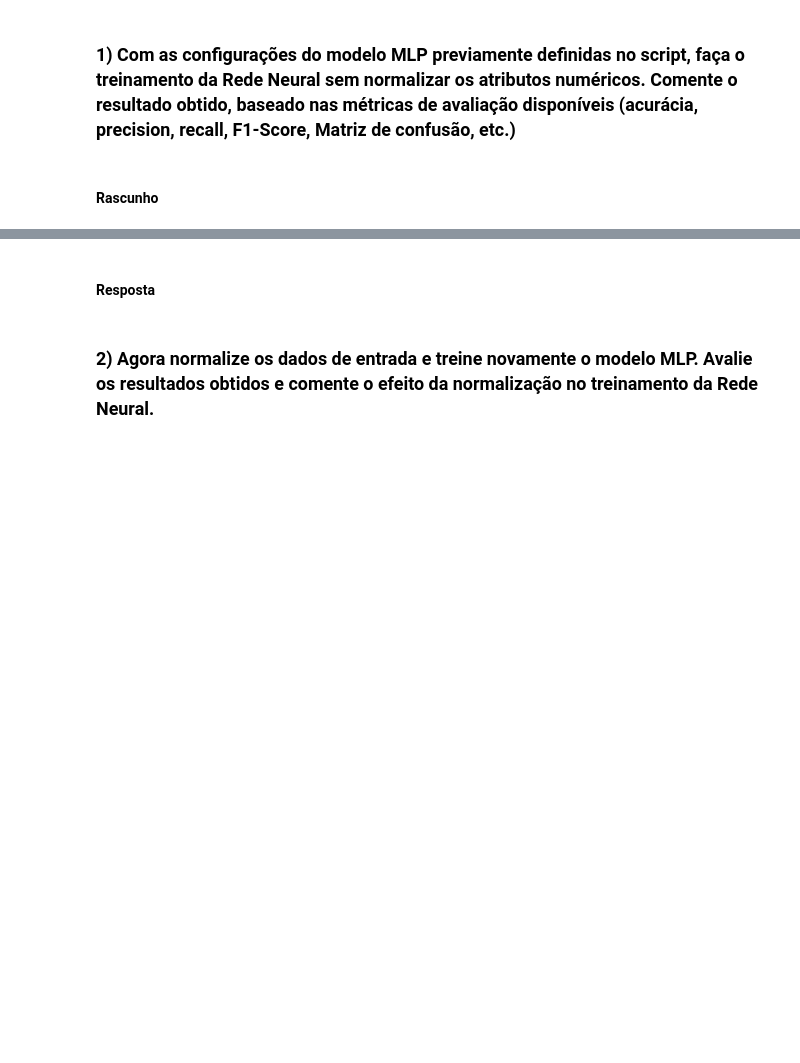
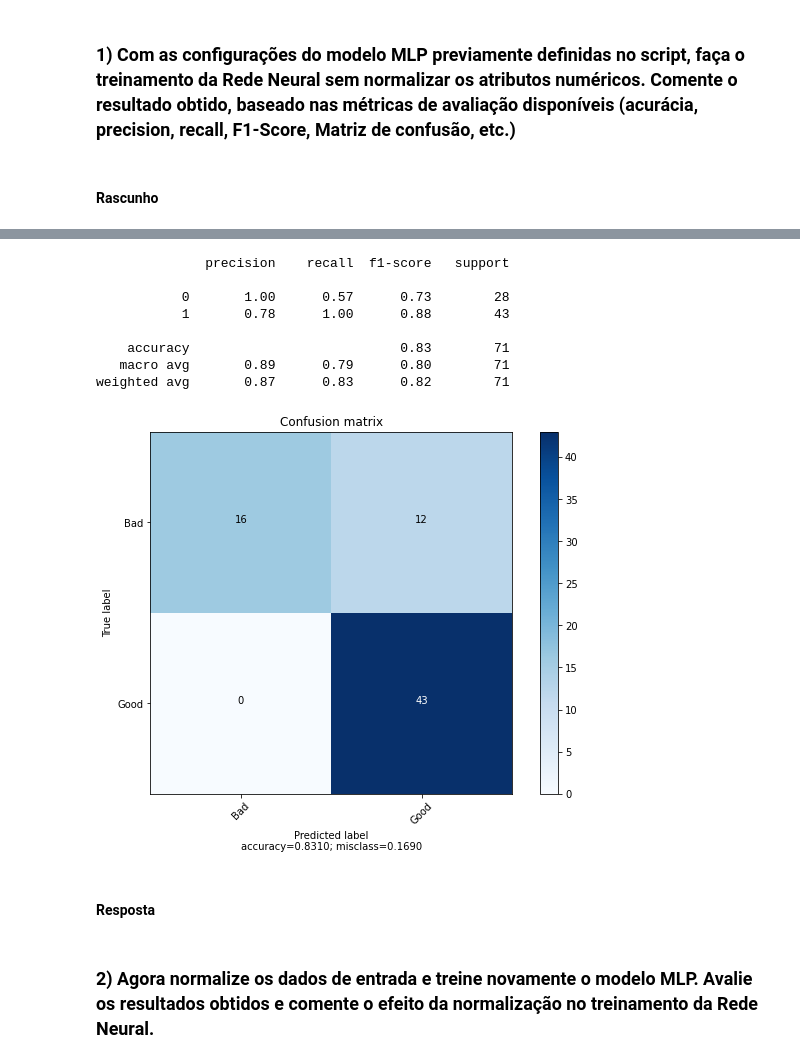
Before and after one commit to mdrs-thiago/PUC_Redes_Neurais, a Jupyter notebook: grad/lista_1/class_pratica1.ipynb, the cells around one changed output, grey strips where cells are left out. Cells and saved outputs as stored; diff of their text form; code cells hidden in the pictures; blank space fills up the shorter version.

```diff
--- a/grad/lista_1/class_pratica1.ipynb
+++ b/grad/lista_1/class_pratica1.ipynb
@@ -274,5 +374,5 @@ dataset
 # %% [markdown]
 #### Rascunho
 # %%
-new_df = transform_data(dataset,dataset_columns,normalize=True)
+new_df = transform_data(dataset,dataset_columns,normalize=False)
 #new_df.head()
@@ -337,3 +460,26 @@ Epoch 150: | Train Loss: 0.666 | Val Loss: 0.9079 | Train Acc: 72.7143| Val Acc:
+# %%
+y_hat = model(torch.from_numpy(X_test).float())
+# %%
+y_pred = torch.round(torch.sigmoid(y_hat))
+
+#Precisamos usar o detach antes de transformar o tensor em um numpy
+y_pred_np = y_pred.detach().numpy()
+# %%
+print(classification_report(y_test, y_pred_np))
+
+cm = confusion_matrix(y_test, y_pred_np)
+
+plot_confusion_matrix(cm, ['Bad','Good'])
+# %% [output]
+              precision    recall  f1-score   support
+
+           0       1.00      0.57      0.73        28
+           1       0.78      1.00      0.88        43
+
+    accuracy                           0.83        71
+   macro avg       0.89      0.79      0.80        71
+weighted avg       0.87      0.83      0.82        71
+[figure, added]
 # %% [markdown]
 #### Resposta
 # %% [markdown]
```
Also changed, not shown: parts of 15 cells of this notebook, 1 other file.
